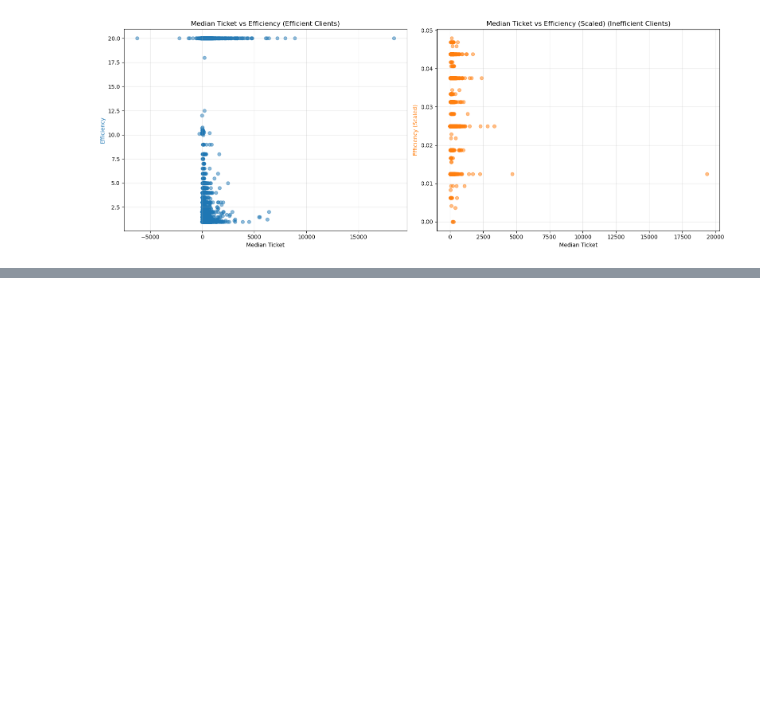
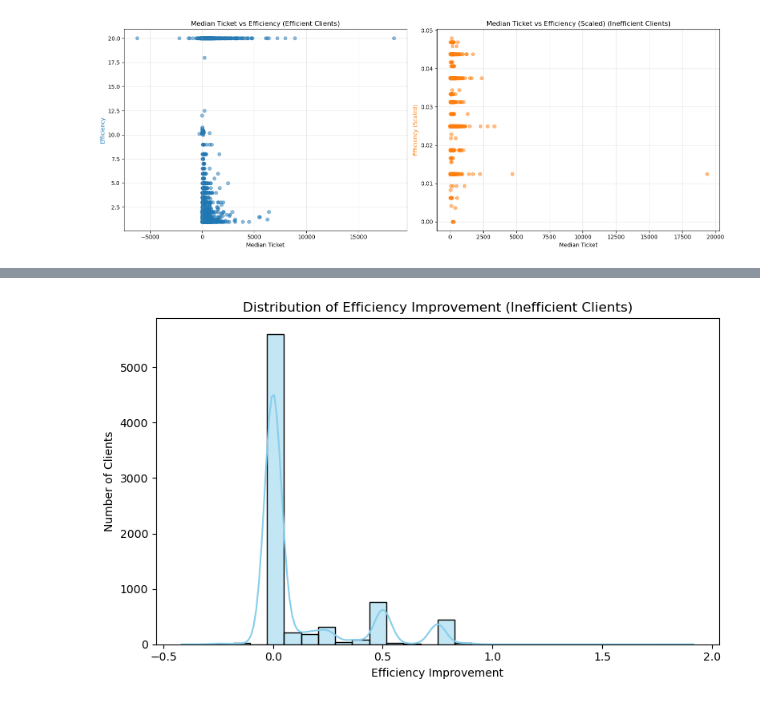
Before and after one commit to adriansotomora/capstone_project, a Jupyter notebook: scripts/model_adrian.ipynb, the cells around one changed output, grey strips where cells are left out. Cells and saved outputs as stored; diff of their text form; code cells hidden in the pictures; blank space fills up the shorter version.

```diff
--- a/scripts/model_adrian.ipynb
+++ b/scripts/model_adrian.ipynb
@@ -104,5 +93,0 @@ selected_features = [f for f in (encoded_feature_cols) if f not in high_corr]
-# %%
-high_corr = ['client_id','promotor_id','city', 'channel','class','efficiency', 'efficiency_scaled', 'median_promotor_visits', 'median_promotor_calls', 'avg_visits_per_month','visit_order_gap','inefficiency_cost','profit_per_visit','opportunity_cost']
-
-# Remove high_corr items from the combined list
-selected_features = [f for f in (encoded_feature_cols) if f not in high_corr]
@@ -366,0 +295,12 @@ def stepwise_selection(X, y,
+# %%
+# The function now returns two values
+selected_features, removed_features = stepwise_selection(X_train, y_train, verbose=True)
+
+print("\n--- Final Selected Features ---")
+print(selected_features)
+
+print("\n--- Features Removed During Selection ---")
+if removed_features:
+    print(removed_features)
+else:
+    print("No features were removed.")
@@ -366,0 +478,63 @@ def stepwise_selection(X, y,
+# %%
+# Display the results for inefficient clients: show key columns and summary statistics
+import seaborn as sns
+import matplotlib.pyplot as plt
+
+# Fix: Use the correct column name for predicted optimal visits
+display_cols = [
+    'client_id', 'new_efficiency', 'efficiency_improvement','visits_saved',
+    'median_promotor_visits', 'predicted_optimal_visits'
+]
+
+print("Sample of inefficient clients with current number of visits, predicted optimal visits, and efficiency improvement:")
+try:
+    display(inefficient_clients[display_cols].head(10))
+except KeyError as e:
+    print(f"KeyError: {e}")
+    print("Available columns:", inefficient_clients.columns.tolist())
+
+# --- Ranking: Top 10 most improved clients ---
+print("\nTop 10 inefficient clients with the highest efficiency improvement:")
+top_improved = inefficient_clients.sort_values('efficiency_improvement', ascending=False).head(10)
+try:
+    display(top_improved[display_cols])
+except KeyError as e:
+    print(f"KeyError: {e}")
+    print("Available columns:", top_improved.columns.tolist())
+
+# --- Visualization 1: Distribution of efficiency improvement ---
+plt.figure(figsize=(8, 5))
+sns.histplot(inefficient_clients['efficiency_improvement'], bins=30, kde=True, color='skyblue')
+plt.title('Distribution of Efficiency Improvement (Inefficient Clients)')
+plt.xlabel('Efficiency Improvement')
+plt.ylabel('Number of Clients')
+plt.tight_layout()
+plt.show()
+
+# --- Visualization 1b: Distribution of new efficiency ---
+plt.figure(figsize=(8, 5))
+sns.histplot(inefficient_clients['new_efficiency'], bins=30, kde=True, color='mediumseagreen')
+plt.title('Distribution of New Efficiency (Inefficient Clients)')
+plt.xlabel('New Efficiency (After Optimization)')
+plt.ylabel('Number of Clients')
+plt.tight_layout()
+plt.show()
+
+# --- Visualization 2: Scatter plot of original vs. new efficiency ---
+plt.figure(figsize=(8, 5))
+sns.scatterplot(
+    data=inefficient_clients,
+    x='efficiency',
+    y='new_efficiency',
+    alpha=0.6,
+    color='coral'
+)
+max_val = max(inefficient_clients['efficiency'].max(), inefficient_clients['new_efficiency'].max())
+plt.plot([0, max_val], [0, max_val], ls='--', color='gray', label='No Change')
+plt.title('Original vs. New Efficiency (Inefficient Clients)')
+plt.xlabel('Original Efficiency')
+plt.ylabel('New Efficiency (After Optimization)')
+plt.legend()
+plt.tight_layout()
+plt.show()
+# %% [output]
@@ -366,0 +565 @@ def stepwise_selection(X, y,
+[figure, added]
```
Also changed, not shown: parts of 42 cells of this notebook, 9 other files.
